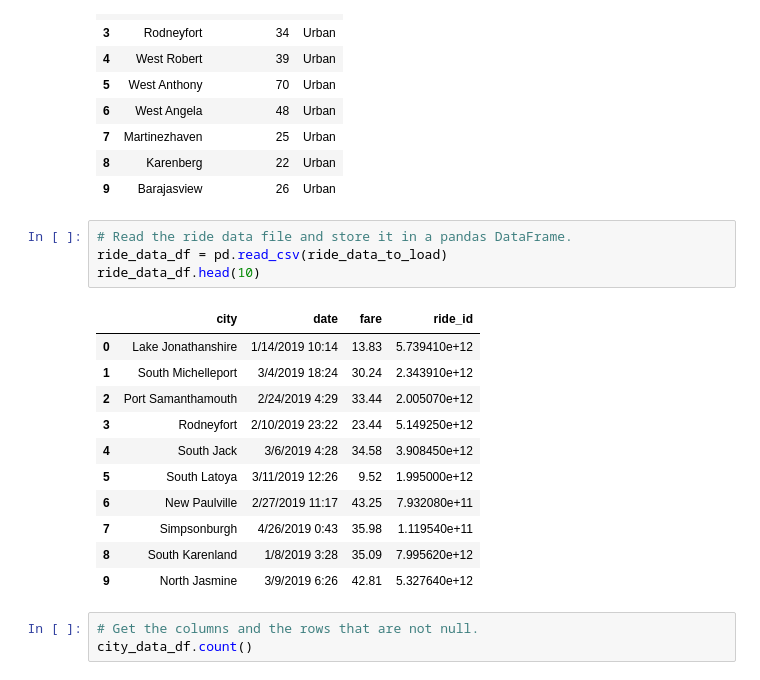
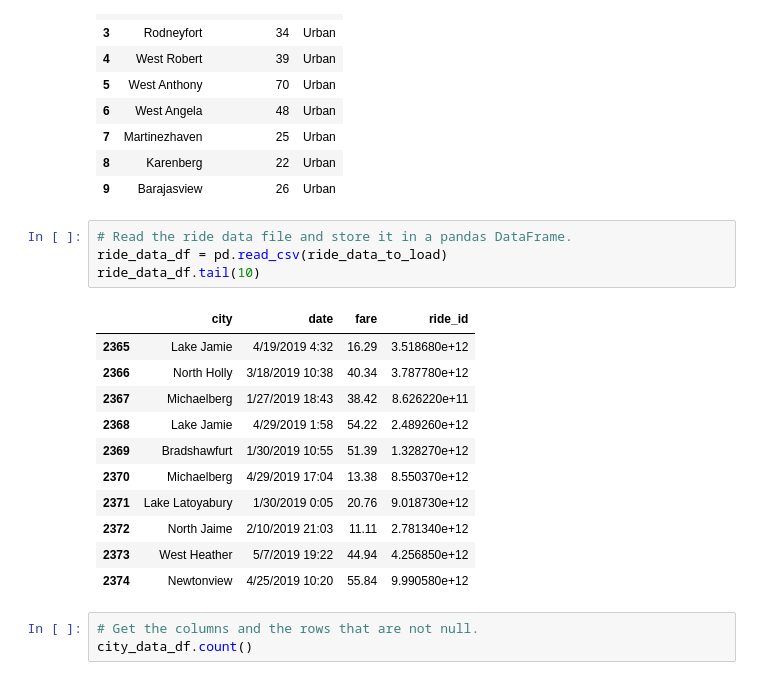
Before and after one commit to melisavacca/PyBer_Analysis, a Jupyter notebook: PyBer.ipynb, the cells around one changed output. Saved outputs shown, nothing was run; the diff lists cells and outputs as text.

```diff
--- a/PyBer.ipynb
+++ b/PyBer.ipynb
@@ -27,19 +27,19 @@ city_data_df.head(10)
 # %%
 # Read the ride data file and store it in a pandas DataFrame.
 ride_data_df = pd.read_csv(ride_data_to_load)
-ride_data_df.head(10)
+ride_data_df.tail(10)
 # %% [output]
 |  | city | date | fare | ride_id |
-| 0 | Lake Jonathanshire | 1/14/2019 10:14 | 13.83 | 5.739410e+12 |
-| 1 | South Michelleport | 3/4/2019 18:24 | 30.24 | 2.343910e+12 |
-| 2 | Port Samanthamouth | 2/24/2019 4:29 | 33.44 | 2.005070e+12 |
-| 3 | Rodneyfort | 2/10/2019 23:22 | 23.44 | 5.149250e+12 |
-| 4 | South Jack | 3/6/2019 4:28 | 34.58 | 3.908450e+12 |
-| 5 | South Latoya | 3/11/2019 12:26 | 9.52 | 1.995000e+12 |
-| 6 | New Paulville | 2/27/2019 11:17 | 43.25 | 7.932080e+11 |
-| 7 | Simpsonburgh | 4/26/2019 0:43 | 35.98 | 1.119540e+11 |
-| 8 | South Karenland | 1/8/2019 3:28 | 35.09 | 7.995620e+12 |
-| 9 | North Jasmine | 3/9/2019 6:26 | 42.81 | 5.327640e+12 |
+| 2365 | Lake Jamie | 4/19/2019 4:32 | 16.29 | 3.518680e+12 |
+| 2366 | North Holly | 3/18/2019 10:38 | 40.34 | 3.787780e+12 |
+| 2367 | Michaelberg | 1/27/2019 18:43 | 38.42 | 8.626220e+11 |
+| 2368 | Lake Jamie | 4/29/2019 1:58 | 54.22 | 2.489260e+12 |
+| 2369 | Bradshawfurt | 1/30/2019 10:55 | 51.39 | 1.328270e+12 |
+| 2370 | Michaelberg | 4/29/2019 17:04 | 13.38 | 8.550370e+12 |
+| 2371 | Lake Latoyabury | 1/30/2019 0:05 | 20.76 | 9.018730e+12 |
+| 2372 | North Jaime | 2/10/2019 21:03 | 11.11 | 2.781340e+12 |
+| 2373 | West Heather | 5/7/2019 19:22 | 44.94 | 4.256850e+12 |
+| 2374 | Newtonview | 4/25/2019 10:20 | 55.84 | 9.990580e+12 |
 # %%
 # Get the columns and the rows that are not null.
 city_data_df.count()
```
Also changed, not shown: parts of 2 cells of this notebook, 4 other files.
